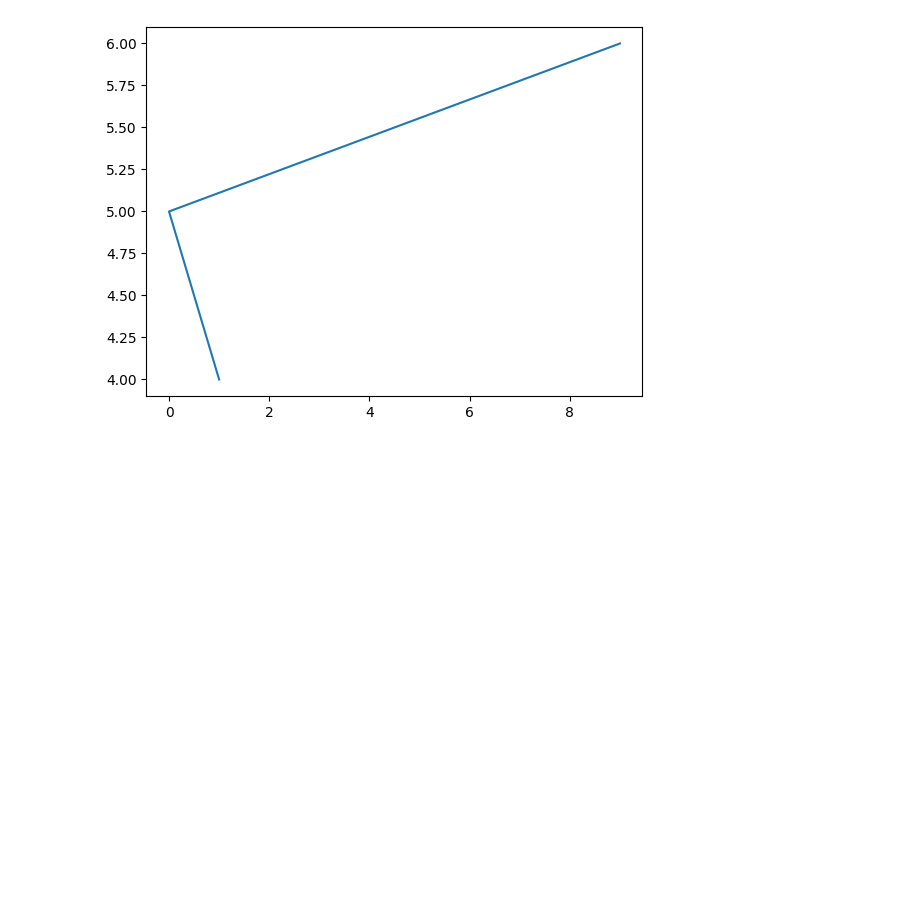
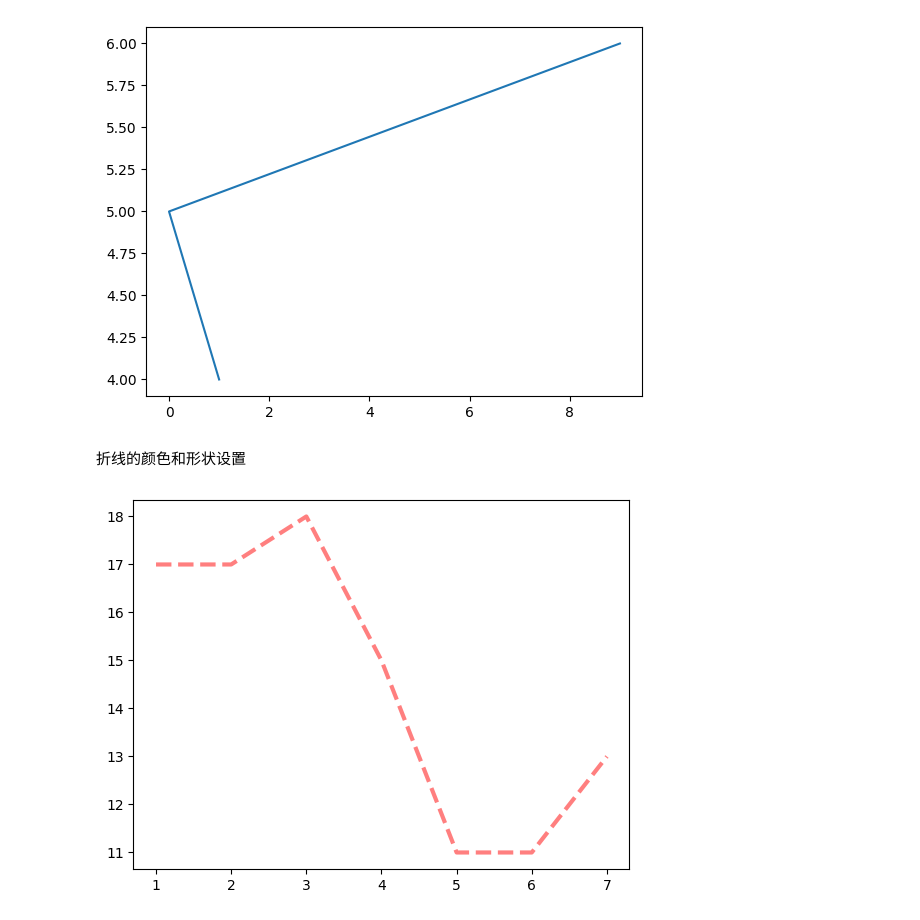
Before and after one commit to 1060358764/python_s, a Jupyter notebook: Drawchart/matplotlib.ipynb, the cells around one changed output. Saved outputs shown, nothing was run; the diff lists cells and outputs as text; code cells hidden in the pictures; blank space fills up the shorter version.

```diff
--- a/Drawchart/matplotlib.ipynb
+++ b/Drawchart/matplotlib.ipynb
@@ -6,3 +11,13 @@ plt.plot([1,0,9],[4,5,6])
 plt.show()
 # %% [output]
 [figure]
+# %% [markdown]
+折线的颜色和形状设置
+# %%
+x = range(1, 8)
+y = [17, 17, 18, 15, 11, 11, 13]
+#传入x和y，绘制折线图
+plt.plot(x, y, color='red', alpha=0.5, linestyle='--', linewidth=3)
+plt.show()
+# %% [output]
+[figure, added]
```
Also changed, not shown: parts of 23 cells of this notebook, 1 other file.
